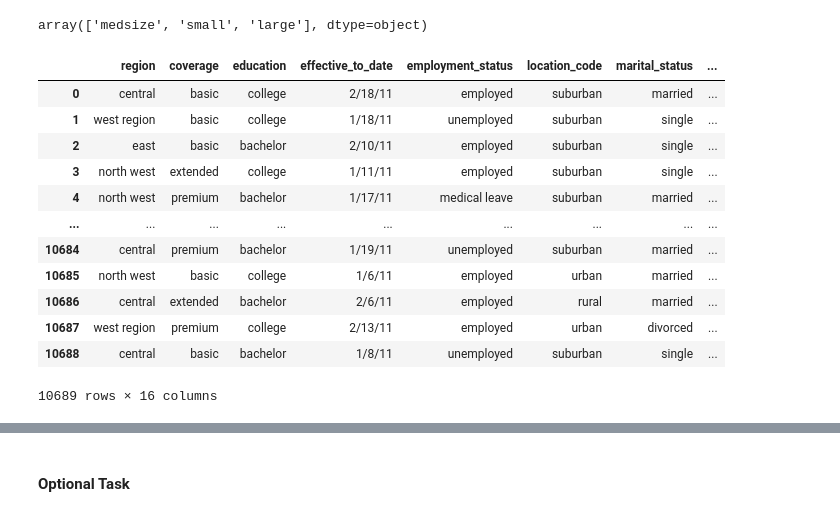
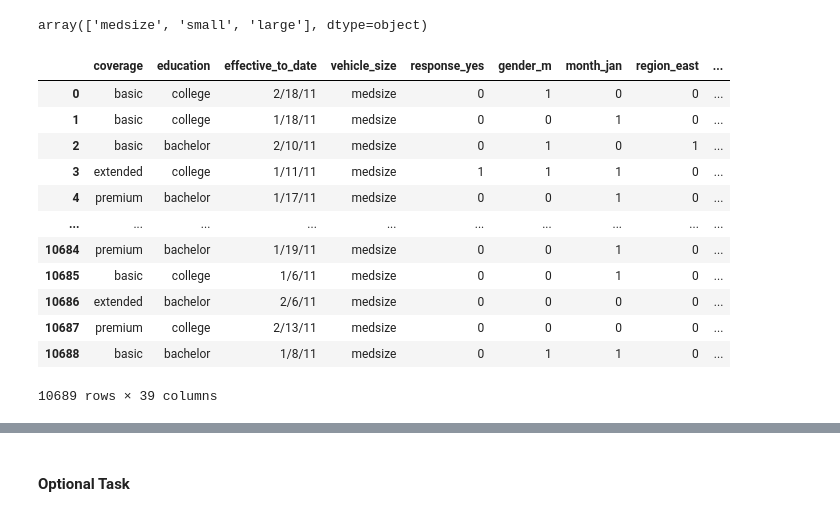
Before and after one commit to dablancog/Angelica_Ironhack_Labs, a Jupyter notebook: Week_4/Angelica_Week4_Lab_Data_Transformation.ipynb, the cells around one changed output, grey strips where cells are left out. Cells and saved outputs as stored; diff of their text form; code cells hidden in the pictures.

```diff
--- a/Week_4/Angelica_Week4_Lab_Data_Transformation.ipynb
+++ b/Week_4/Angelica_Week4_Lab_Data_Transformation.ipynb
@@ -169,20 +169,20 @@ array(['medsize', 'small', 'large'], dtype=object)
 # %%
 # One Hot/Label Encoding of the categorical variables in the categoricals data frame that you created in Activity 3. ( Hint: check Dropfirst option).
 # One hot encoder for the variables that only has 2 possible values
-categoricals = pd.get_dummies(categoricals, columns = ['response', 'gender','month'], drop_first=True)
+categoricals = pd.get_dummies(categoricals, columns = ['response', 'gender','month','region','employment_status','location_code','marital_status','policy_type','policy','renew_offer_type','sales_channel','vehicle_class'], drop_first=True)
 categoricals
 # %% [output]
-|  | region | coverage | education | effective_to_date | employment_status | location_code | marital_status | ... |
-| 0 | central | basic | college | 2/18/11 | employed | suburban | married | ... |
-| 1 | west region | basic | college | 1/18/11 | unemployed | suburban | single | ... |
-| 2 | east | basic | bachelor | 2/10/11 | employed | suburban | single | ... |
-| 3 | north west | extended | college | 1/11/11 | employed | suburban | single | ... |
-| 4 | north west | premium | bachelor | 1/17/11 | medical leave | suburban | married | ... |
-| ... | ... | ... | ... | ... | ... | ... | ... | ... |
-| 10684 | central | premium | bachelor | 1/19/11 | unemployed | suburban | married | ... |
-| 10685 | north west | basic | college | 1/6/11 | employed | urban | married | ... |
-| 10686 | central | extended | bachelor | 2/6/11 | employed | rural | married | ... |
-| 10687 | west region | premium | college | 2/13/11 | employed | urban | divorced | ... |
-| 10688 | central | basic | bachelor | 1/8/11 | unemployed | suburban | single | ... |
+|  | coverage | education | effective_to_date | vehicle_size | response_yes | gender_m | month_jan | region_east | ... |
+| 0 | basic | college | 2/18/11 | medsize | 0 | 1 | 0 | 0 | ... |
+| 1 | basic | college | 1/18/11 | medsize | 0 | 0 | 1 | 0 | ... |
+| 2 | basic | bachelor | 2/10/11 | medsize | 0 | 1 | 0 | 1 | ... |
+| 3 | extended | college | 1/11/11 | medsize | 1 | 1 | 1 | 0 | ... |
+| 4 | premium | bachelor | 1/17/11 | medsize | 0 | 0 | 1 | 0 | ... |
+| ... | ... | ... | ... | ... | ... | ... | ... | ... | ... |
+| 10684 | premium | bachelor | 1/19/11 | medsize | 0 | 0 | 1 | 0 | ... |
+| 10685 | basic | college | 1/6/11 | medsize | 0 | 0 | 1 | 0 | ... |
+| 10686 | extended | bachelor | 2/6/11 | medsize | 0 | 0 | 0 | 0 | ... |
+| 10687 | premium | college | 2/13/11 | medsize | 0 | 0 | 0 | 0 | ... |
+| 10688 | basic | bachelor | 1/8/11 | medsize | 0 | 1 | 1 | 0 | ... |
-10689 rows × 16 columns
+10689 rows × 39 columns
 # %%
```
Also changed, not shown: parts of 12 cells of this notebook, 1 other file.
